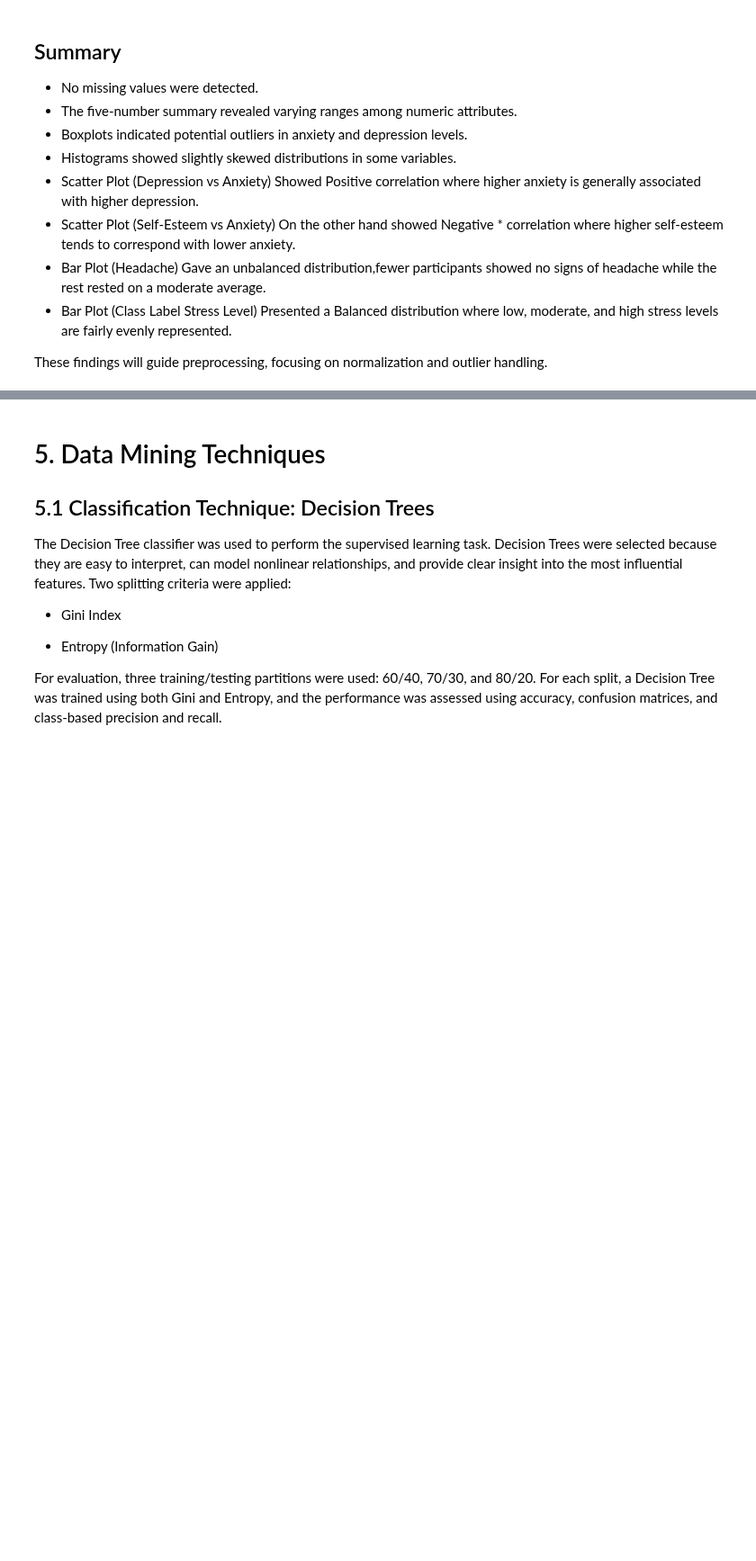
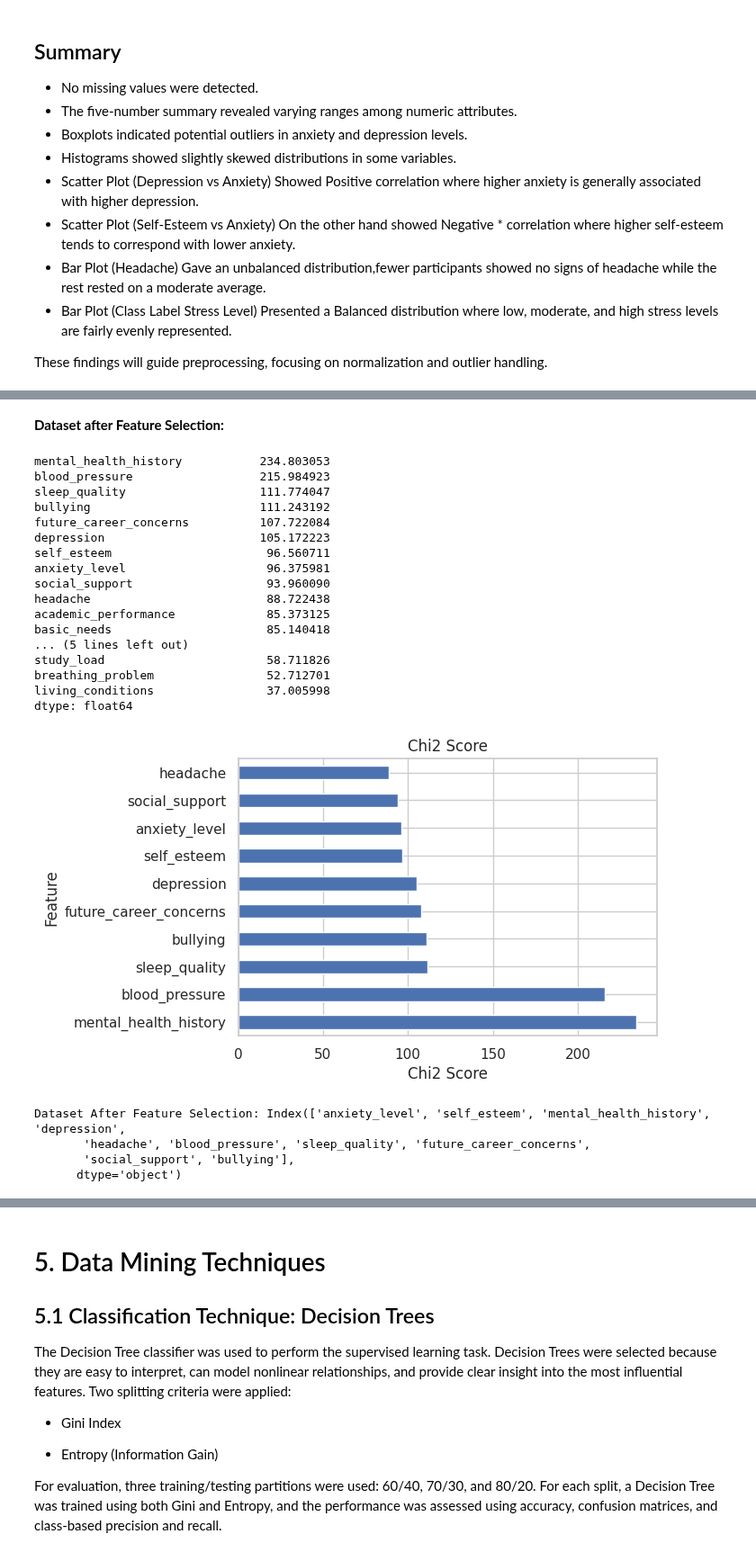
Before and after one commit to LanaAlhussaini/G12.DM, a Jupyter notebook: Phase3.ipynb, the cells around one changed output, grey strips where cells are left out. Shown at 90% size. Cells and saved outputs as stored; diff of their text form; code cells hidden in the pictures; blank space fills up the shorter version.

```diff
--- a/Phase3.ipynb
+++ b/Phase3.ipynb
@@ -406,0 +567,54 @@ These findings will guide preprocessing, focusing on normalization and outlier h
+# %% [markdown]
+**Dataset after Feature Selection:**
+# %%
+import pandas as pd
+from sklearn.feature_selection import SelectKBest
+from sklearn.feature_selection import chi2
+import matplotlib.pyplot as plt
+import pandas as pd
+
+url="https://raw.githubusercontent.com/LanaAlhussaini/G12.DM/refs/heads/main/Dataset/Preprocessed_dataset_normalized.csv"
+df = pd.read_csv(url)
+X = df.drop('stress_level', axis=1)
+y = df['stress_level']
+
+selector = SelectKBest(score_func=chi2, k=10)
+X_new = selector.fit_transform(X, y)
+scores = pd.Series(selector.scores_, index=X.columns)
+sorted_scores = scores.sort_values(ascending=False)
+
+print(sorted_scores)
+
+sorted_scores.head(10).plot(kind='barh', title='Chi2 Score')
+plt.xlabel('Chi2 Score')
+plt.ylabel('Feature')
+plt.show()
+
+selected_features = X.columns[selector.get_support()]
+print("Dataset After Feature Selection:", selected_features)
+
+df_fs = df.loc[:, list(selected_features) + ['stress_level']]
+df_fs.to_csv("Preprocessed_dataset_feature_selection.csv",index=False)
+# %% [output]
+mental_health_history           234.803053
+blood_pressure                  215.984923
+sleep_quality                   111.774047
+bullying                        111.243192
+future_career_concerns          107.722084
+depression                      105.172223
+self_esteem                      96.560711
+anxiety_level                    96.375981
+social_support                   93.960090
+headache                         88.722438
+academic_performance             85.373125
+basic_needs                      85.140418
+... (5 lines left out)
+study_load                       58.711826
+breathing_problem                52.712701
+living_conditions                37.005998
+dtype: float64
+[figure, added]
+Dataset After Feature Selection: Index(['anxiety_level', 'self_esteem', 'mental_health_history', 'depression',
+       'headache', 'blood_pressure', 'sleep_quality', 'future_career_concerns',
+       'social_support', 'bullying'],
+      dtype='object')
```
Also changed, not shown: parts of 25 cells of this notebook.
